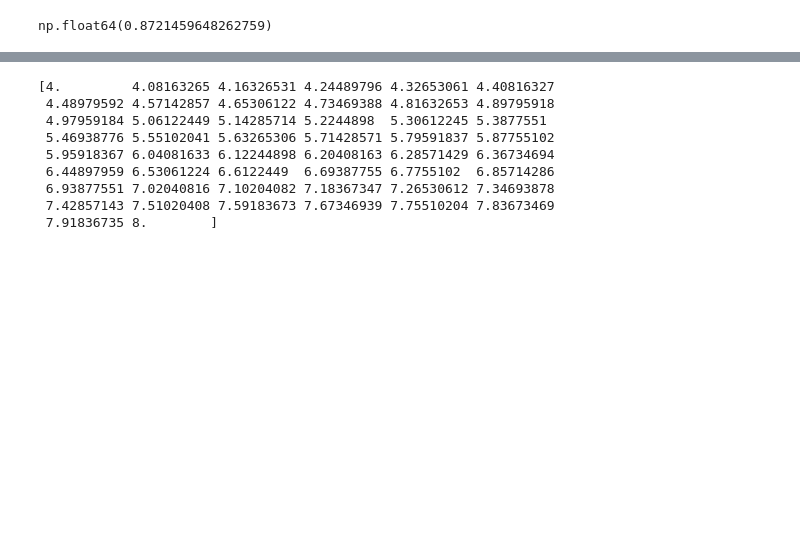
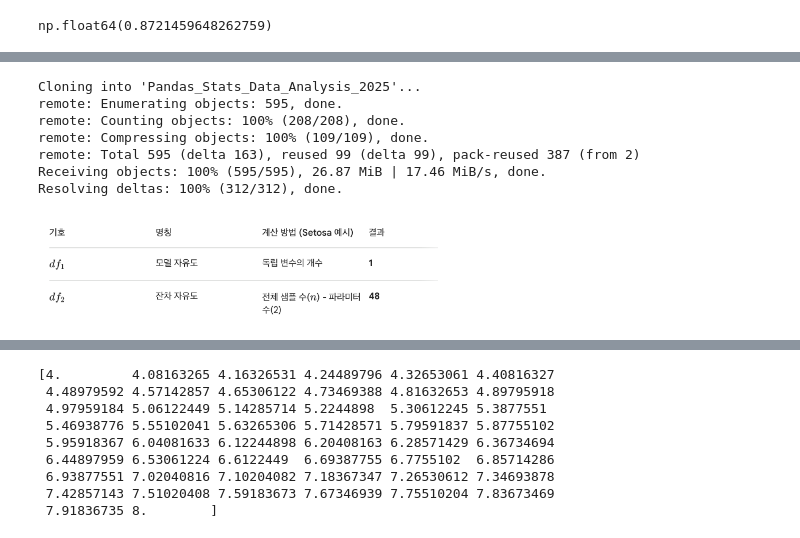
Before and after one commit to ms624atyale/Pandas_Stats_Data_Analysis_2025, a Jupyter notebook: 10_RegressionwithScikitLearn.ipynb, the cells around one changed output, grey strips where cells are left out. Drawn from its saved outputs; the diff is of its cells as text; code cells hidden in the pictures; blank space fills up the shorter version.

```diff
--- a/10_RegressionwithScikitLearn.ipynb
+++ b/10_RegressionwithScikitLearn.ipynb
@@ -293,0 +353,17 @@ np.float64(0.8721459648262759)
+# %%
+#@markdown 🍎🍎🍎 **[Cloning a Repository] Run this cell.**
+!git clone https://github.com/ms624atyale/Pandas_Stats_Data_Analysis_2025
+
+from IPython.display import Image
+
+image = '/content/Pandas_Stats_Data_Analysis_2025/Data_Stats/Degree of Freedom.png'
+Image(image, width=400)
+# %% [output]
+Cloning into 'Pandas_Stats_Data_Analysis_2025'...
+remote: Enumerating objects: 595, done.
+remote: Counting objects: 100% (208/208), done.
+remote: Compressing objects: 100% (109/109), done.
+remote: Total 595 (delta 163), reused 99 (delta 99), pack-reused 387 (from 2)
+Receiving objects: 100% (595/595), 26.87 MiB | 17.46 MiB/s, done.
+Resolving deltas: 100% (312/312), done.
+[figure, added]
```
Also changed, not shown: parts of 12 cells of this notebook.
